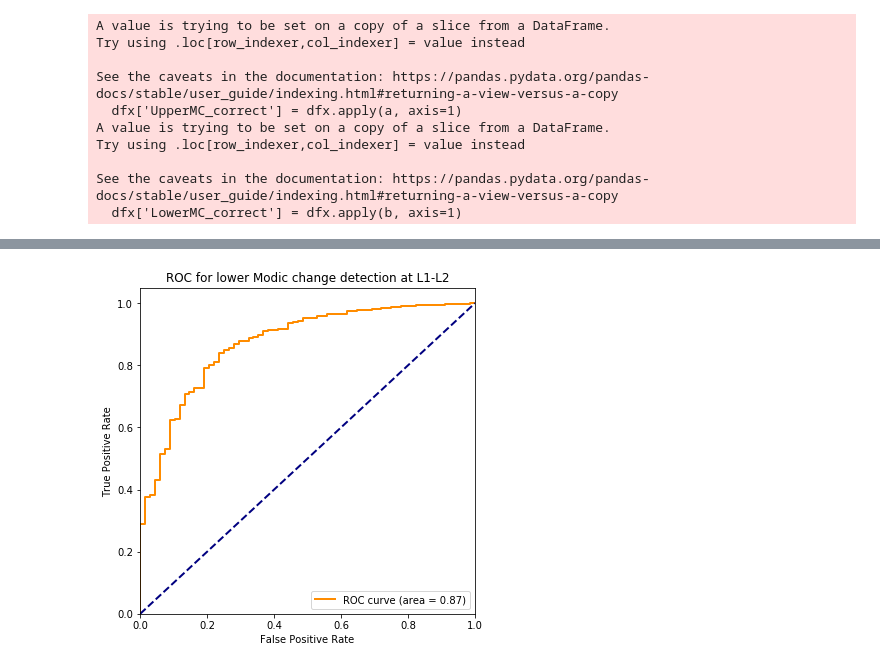
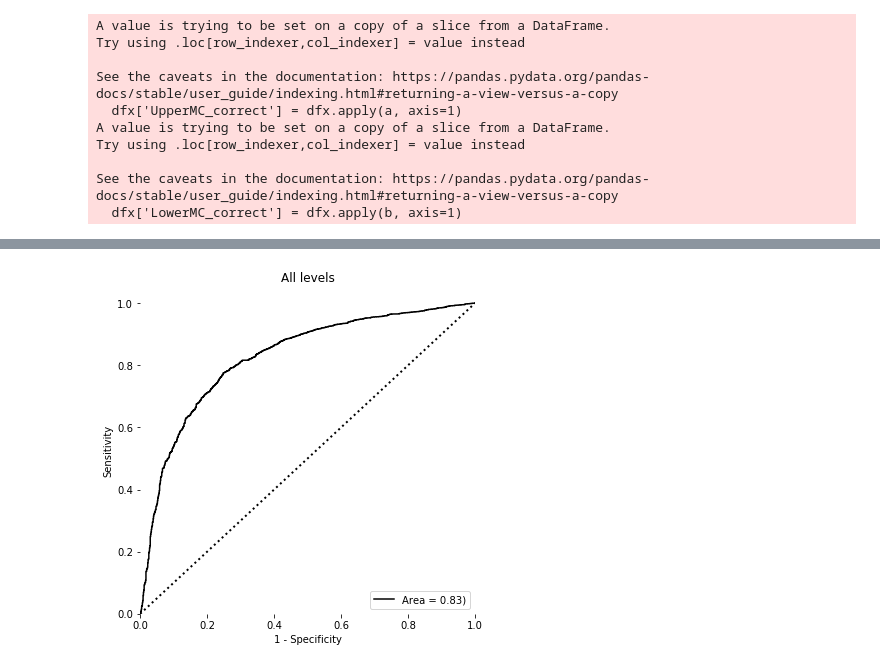
Before and after one commit to TerMcs/agrel_spinenet_external_validation, a Jupyter notebook: notebooks/ROC_curves.ipynb, the cells around one changed output, grey strips where cells are left out. Cells and saved outputs as stored; diff of their text form; code cells hidden in the pictures.

```diff
--- a/notebooks/ROC_curves.ipynb
+++ b/notebooks/ROC_curves.ipynb
@@ -117,8 +117,18 @@ sn = sn.loc[sn['Level'].isin(["L1-L2","L2-L3","L3-L4","L4-L5","L5-S1"])]
 sn['Pfirrmann'] = sn["Pfirrmann"].replace(1, 2)
 
 # sum the Pfirrmann class 1 and 2 probabilities
+def pf(row):
+    val = None
+    if row['Pfirrmann'] == 2:
+        val = row['Pfirrmann_probability_1'] + row["Pfirrmann_probability_2"]
+    elif row['Pfirrmann'] != 2:
+        val = row['Pfirrmann_probability']
+    return val
+
+sn['Pfirrmann_probability'] = sn.apply(pf, axis=1)
+
 sum_column = sn["Pfirrmann_probability_1"] + sn["Pfirrmann_probability_2"]
-sn["Pfirrmann_probability_2"] = sum_column
+sn["Pfirrmann_probability_1_2_sum"] = sum_column
 
 sn.rename(columns = {'source':'project_ID'}, inplace = True)
 # %%
@@ -410,55 +546,41 @@ Brier score:
 # %%
-#### ROC for lower Modic changes ####
 
-for j in levels:
-    df = dfx
-    df = df.loc[df['Level'] == j]
-    y_test = df[['LowerMC_correct']].to_numpy()
-    y_prediction = df[['LowerMarrow']].to_numpy()
-    # print(y_test)
-    # print(y_prediction)
-    # y_test = label_binarize(y_test, classes=[2, 3, 4, 5])
-    # y_prediction = label_binarize(y_prediction, classes=[2, 3, 4, 5])
-    # n_classes = y_test.shape[1]
+df = df_mc
 
-    # for i in range(n_classes):
-    # print('Balanced accuracy: ')
-    # print(balanced_accuracy_score(y_test, y_prediction))
+y_test = df[['MC_correct']].to_numpy()
+y_prediction = df[['MC_prediction']].to_numpy()
+
+# for i in range(n_classes):
+# print('Balanced accuracy: ')
+# print(balanced_accuracy_score(y_test, y_prediction))
 
 
-    y_prob = df[["LowerMC_probability"]].to_numpy()
-    # print('Brier score: ')
-    # print(brier_score_loss(y_test, y_prob))
+y_prob = df[["MC_probability"]].to_numpy()
+# print('Brier score: ')
+# print(brier_score_loss(y_test, y_prob))
 
-    # fpr = dict()
-    # tpr = dict()
-    # roc_auc = dict()
-    # for k in range(n_classes):
-    fpr, tpr, _ = roc_curve(y_test, y_prob)
-    roc_auc = auc(fpr, tpr)
+fpr, tpr, _ = roc_curve(y_test, y_prob)
+roc_auc = auc(fpr, tpr)
 
-    # Compute micro-average ROC curve and ROC area
-    # fpr["micro"], tpr["micro"], _ = roc_curve(y_test.ravel(), y_prob.ravel())
-    # roc_auc["micro"] = auc(fpr["micro"], tpr["micro"])
+#### For single ROC plot ####
+# for i in range(n_classes):
+plt.figure(figsize=(6, 6))
+plt.plot(
+    fpr,
+    tpr,
+    color="black",
+    label="Area = %0.2f)" % roc_auc
+)
+plt.plot([0, 1], [0, 1], color="black", lw=2, linestyle="dotted")
+plt.xlim([0.0, 1.0])
+plt.ylim([0.0, 1.05])
+plt.xlabel("1 - Specificity")
+plt.ylabel("Sensitivity")
+plt.title(f"All levels")
+plt.legend(loc="lower right")
+plt.box(False)
 
-    #### For single ROC plot ####
-    # for i in range(n_classes):
-    plt.figure(figsize=(6, 6))
-    lw = 2
-    plt.plot(
-        fpr,
-        tpr,
-        color="darkorange",
-        lw=lw,
-        label="ROC curve (area = %0.2f)" % roc_auc,
-    )
-    plt.plot([0, 1], [0, 1], color="navy", lw=lw, linestyle="--")
-    plt.xlim([0.0, 1.0])
-    plt.ylim([0.0, 1.05])
-    plt.xlabel("False Positive Rate")
-    plt.ylabel("True Positive Rate")
-    plt.title(f"ROC for lower Modic change detection at {j}")
-    plt.legend(loc="lower right")
-    plt.show()
+plt.savefig(f'../outputs/ROC_MC_all.tiff', dpi=1200)
+plt.show()
 # %% [output]
-[figure, old version]
+[figure, new version]
```
Also changed, not shown: parts of 6 cells of this notebook, 3 other files.
